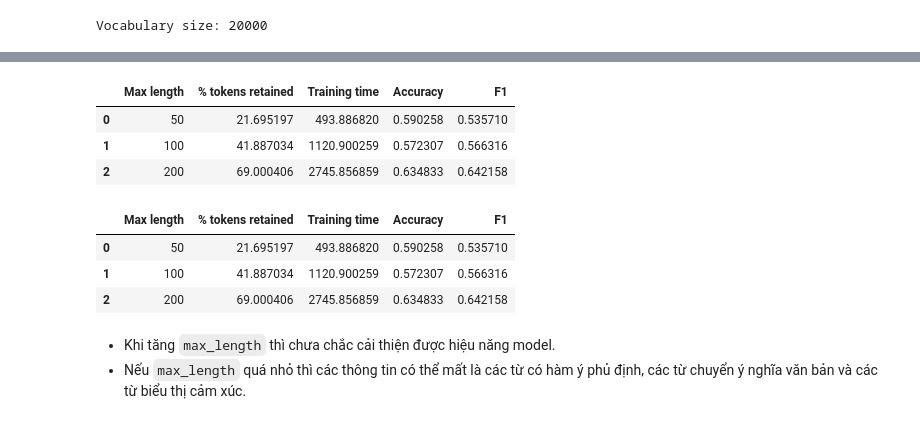
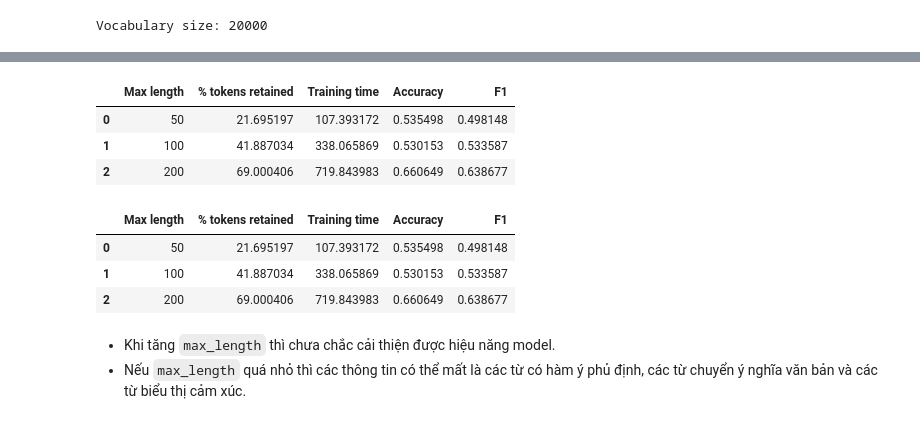
Before and after one commit to Tralaiday/NLP, a Jupyter notebook: Lab5/src/sequence_classification.ipynb, the cells around one changed output, grey strips where cells are left out. Cells and saved outputs as stored; diff of their text form; code cells hidden in the pictures.

```diff
--- a/Lab5/src/sequence_classification.ipynb
+++ b/Lab5/src/sequence_classification.ipynb
@@ -379,7 +388,7 @@ BATCH_SIZE = 64
 EMBEDDING_DIM = 100
 HIDDEN_DIM = 128
 LEARNING_RATE = 0.001
-EPOCHS = 5
+EPOCHS = 2
 
 results = []
 histories = {}
@@ -513,7 +513,7 @@ Epoch 5/5 | Train Loss: 0.6213 | Val Loss: 0.6389 | Val F1: 0.6422
 |  | Max length | % tokens retained | Training time | Accuracy | F1 |
-| 0 | 50 | 21.695197 | 493.886820 | 0.590258 | 0.535710 |
-| 1 | 100 | 41.887034 | 1120.900259 | 0.572307 | 0.566316 |
-| 2 | 200 | 69.000406 | 2745.856859 | 0.634833 | 0.642158 |
+| 0 | 50 | 21.695197 | 107.393172 | 0.535498 | 0.498148 |
+| 1 | 100 | 41.887034 | 338.065869 | 0.530153 | 0.533587 |
+| 2 | 200 | 69.000406 | 719.843983 | 0.660649 | 0.638677 |
 # %%
 # Đánh giá lại các mô hình RNN đã huấn luyện
 criterion = nn.BCEWithLogitsLoss()
@@ -547,9 +547,9 @@ results_df = pd.DataFrame(results)
 display(results_df)
 # %% [output]
 |  | Max length | % tokens retained | Training time | Accuracy | F1 |
-| 0 | 50 | 21.695197 | 493.886820 | 0.590258 | 0.535710 |
-| 1 | 100 | 41.887034 | 1120.900259 | 0.572307 | 0.566316 |
-| 2 | 200 | 69.000406 | 2745.856859 | 0.634833 | 0.642158 |
+| 0 | 50 | 21.695197 | 107.393172 | 0.535498 | 0.498148 |
+| 1 | 100 | 41.887034 | 338.065869 | 0.530153 | 0.533587 |
+| 2 | 200 | 69.000406 | 719.843983 | 0.660649 | 0.638677 |
 # %% [markdown]
 - Khi tăng `max_length` thì chưa chắc cải thiện được hiệu năng model.
 - Nếu `max_length` quá nhỏ thì các thông tin có thể mất là các từ có hàm ý phủ định, các từ chuyển ý nghĩa văn bản và các từ biểu thị cảm xúc.
```
Also changed, not shown: parts of 17 cells of this notebook, 3 other files.
